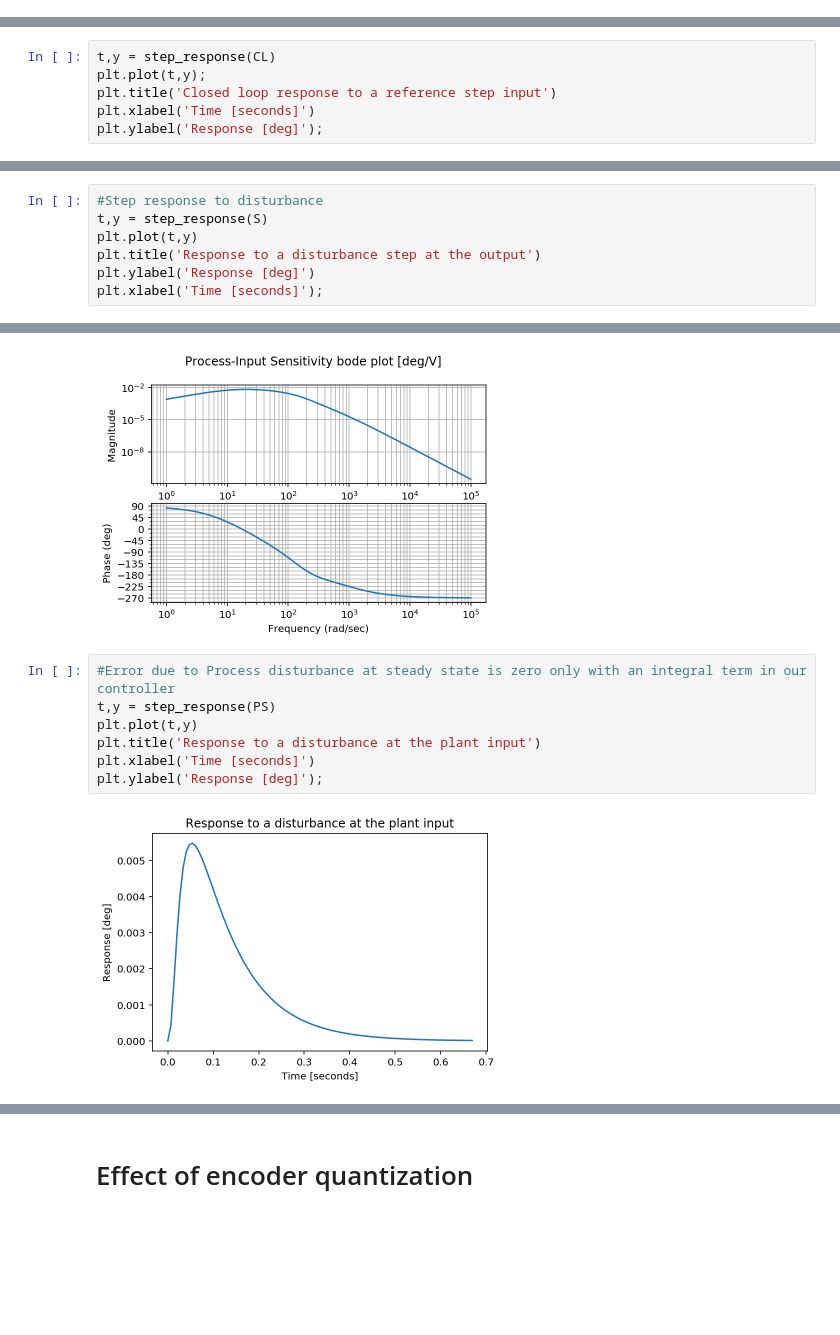
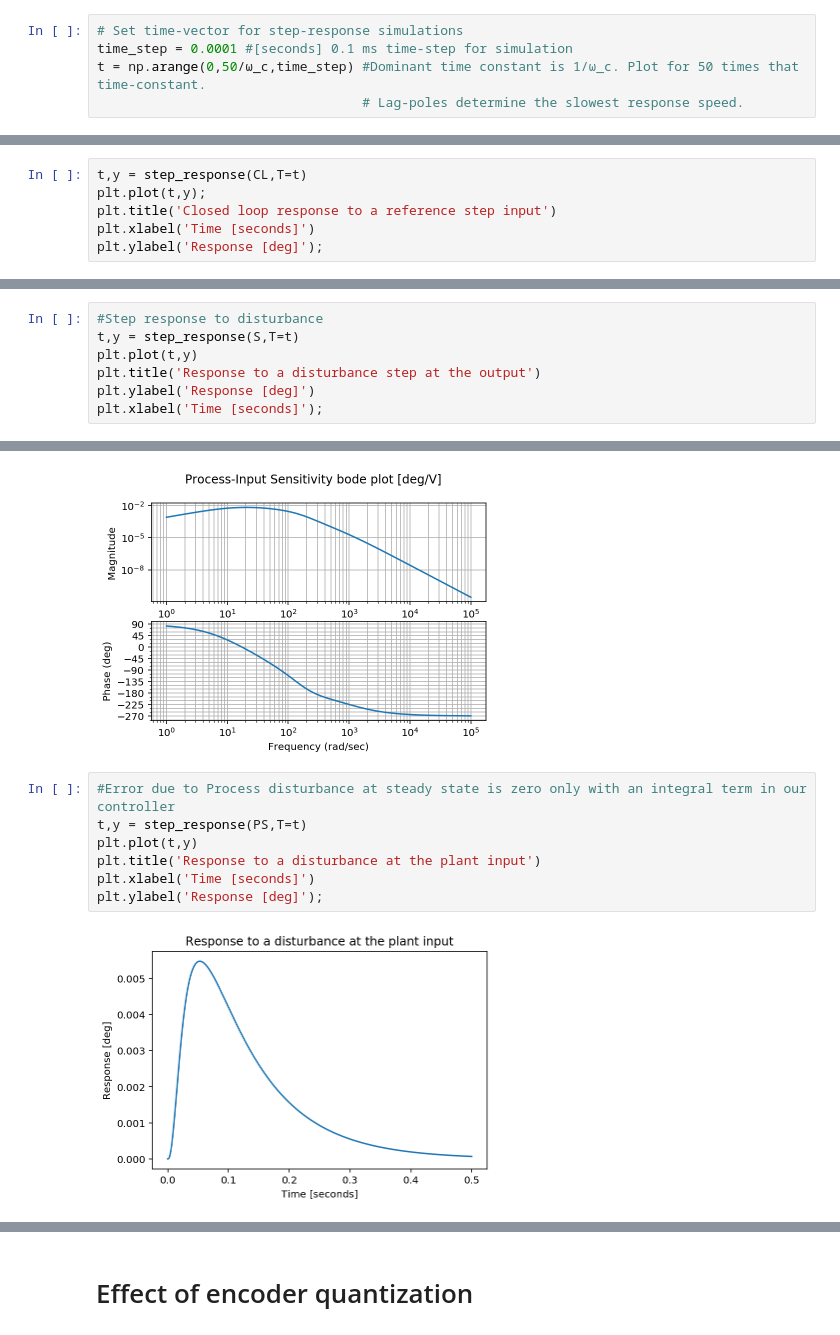
Before and after one commit to mbrijbhushan/mechatronics, a Jupyter notebook: Motor_lab_template.ipynb, the cells around one changed output, grey strips where cells are left out. Drawn from its saved outputs; the diff is of its cells as text; blank space fills up the shorter version.

```diff
--- a/Motor_lab_template.ipynb
+++ b/Motor_lab_template.ipynb
@@ -197,6 +195,11 @@ bode_plot(RR, margins=True);
 [figure]
 # %% [markdown]
 # Verify closed loop performance
+# %%
+# Set time-vector for step-response simulations
+time_step = 0.0001 #[seconds] 0.1 ms time-step for simulation
+t = np.arange(0,50/ω_c,time_step) #Dominant time constant is 1/ω_c. Plot for 50 times that time-constant.
+                                  # Lag-poles determine the slowest response speed.
 # %%
 CL = feedback(RR,1)
 bode_plot(CL);
@@ -220,7 +223,7 @@ _____Eigenvalue______ Damping___ Frequency_
      -41.8                     1       41.8
     -10.46                     1      10.46
 # %%
-t,y = step_response(CL)
+t,y = step_response(CL,T=t)
 plt.plot(t,y);
 plt.title('Closed loop response to a reference step input')
 plt.xlabel('Time [seconds]')
@@ -235,7 +238,7 @@ plt.suptitle('Output Sensitivity Bode Plot [deg/deg]');
 [figure]
 # %%
 #Step response to disturbance
-t,y = step_response(S)
+t,y = step_response(S,T=t)
 plt.plot(t,y)
 plt.title('Response to a disturbance step at the output')
 plt.ylabel('Response [deg]')
@@ -251,10 +254,10 @@ plt.suptitle('Process-Input Sensitivity bode plot [deg/V]');
 [figure]
 # %%
 #Error due to Process disturbance at steady state is zero only with an integral term in our controller
-t,y = step_response(PS)
+t,y = step_response(PS,T=t)
 plt.plot(t,y)
 plt.title('Response to a disturbance at the plant input')
 plt.xlabel('Time [seconds]')
 plt.ylabel('Response [deg]');
 # %% [output]
-[figure, old version]
+[figure, new version]
```
Also changed, not shown: parts of 14 cells of this notebook, 1 other file.
